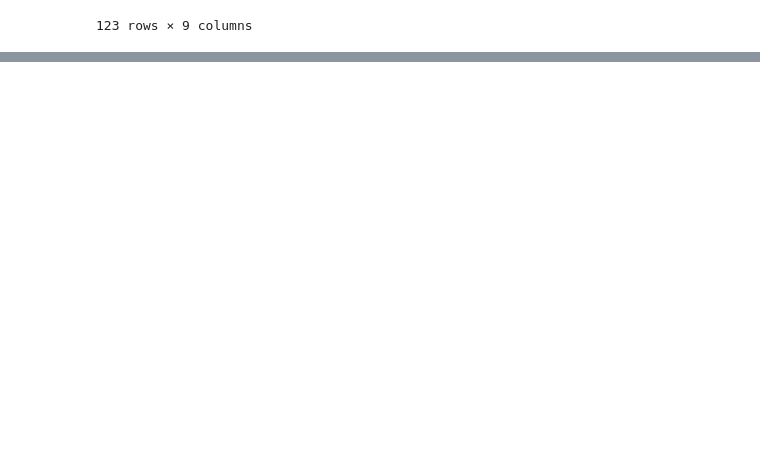
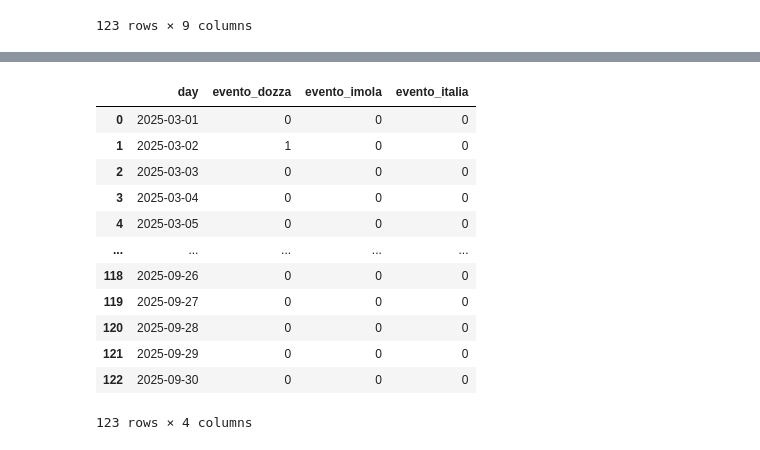
Before and after one commit to nbicocchi/S4C-Project, a Jupyter notebook: experiments/dataset2025/data_analysis/presence_analysis_2.ipynb, the cells around one changed output, grey strips where cells are left out. Saved outputs shown, nothing was run; the diff lists cells and outputs as text; code cells hidden in the pictures; blank space fills up the shorter version.

```diff
--- a/experiments/dataset2025/data_analysis/presence_analysis_2.ipynb
+++ b/experiments/dataset2025/data_analysis/presence_analysis_2.ipynb
@@ -101,3 +101,20 @@ df_bologna
+# %%
+df_altro = pd.read_csv("../events/eventi_dozza_imola_italia.csv")
+df_altro
+# %% [output]
+|  | day | evento_dozza | evento_imola | evento_italia |
+| 0 | 2025-03-01 | 0 | 0 | 0 |
+| 1 | 2025-03-02 | 1 | 0 | 0 |
+| 2 | 2025-03-03 | 0 | 0 | 0 |
+| 3 | 2025-03-04 | 0 | 0 | 0 |
+| 4 | 2025-03-05 | 0 | 0 | 0 |
+| ... | ... | ... | ... | ... |
+| 118 | 2025-09-26 | 0 | 0 | 0 |
+| 119 | 2025-09-27 | 0 | 0 | 0 |
+| 120 | 2025-09-28 | 0 | 0 | 0 |
+| 121 | 2025-09-29 | 0 | 0 | 0 |
+| 122 | 2025-09-30 | 0 | 0 | 0 |
+123 rows × 4 columns
 # %%
 import numpy as np
 
```
Also changed, not shown: parts of 10 cells of this notebook, 12 other files.
